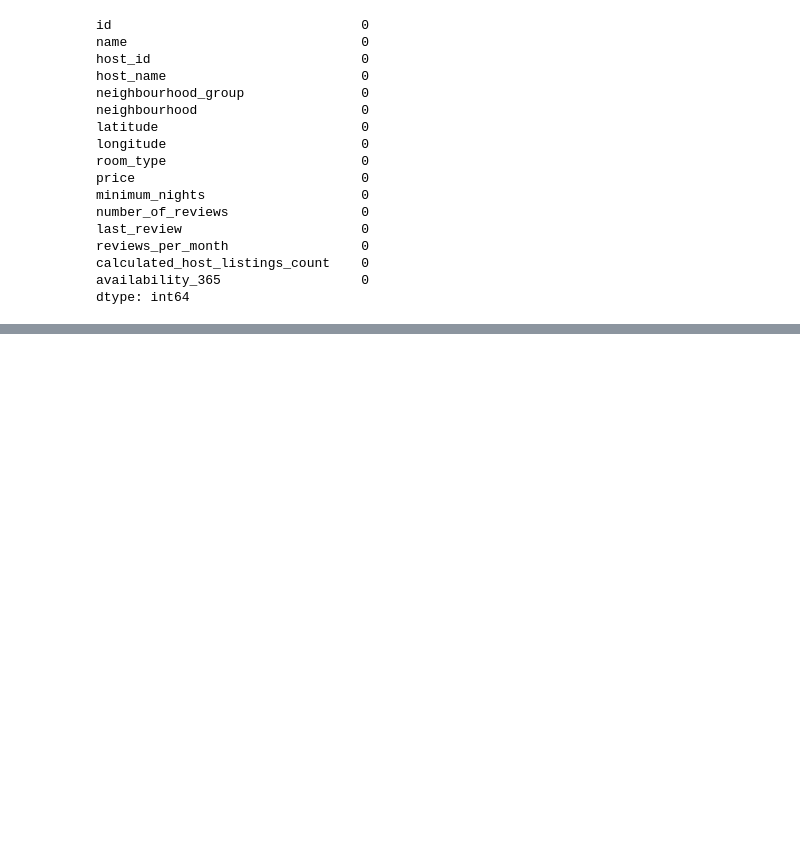
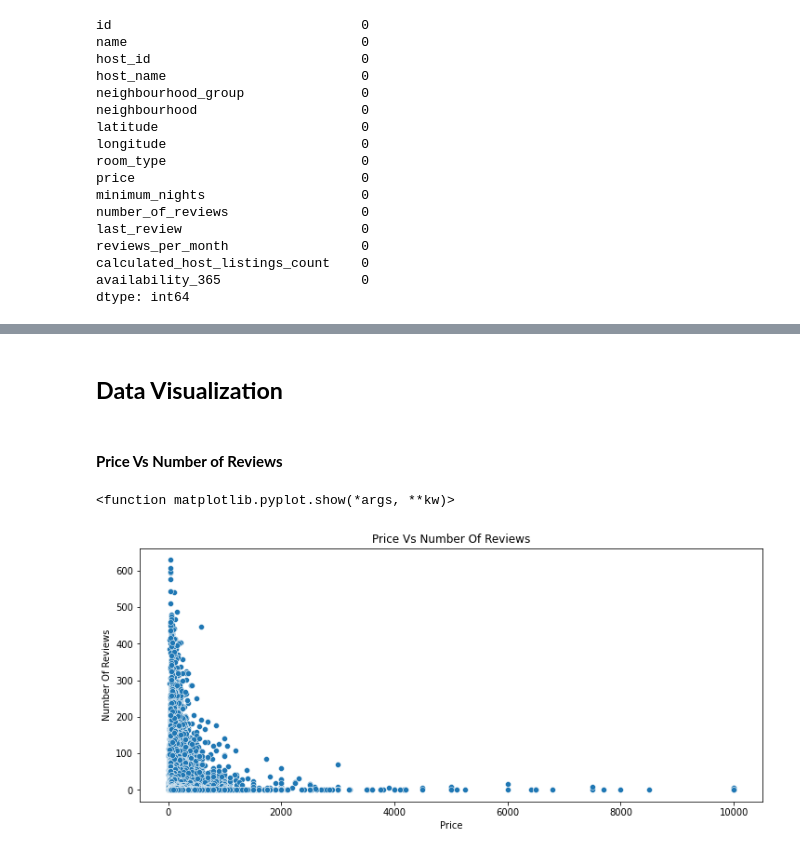
Before and after one commit to itsaniketrathod/Capstone-Project-EDA, a Jupyter notebook: AirBnB_Booking_Analysis.ipynb, the cells around one changed output, grey strips where cells are left out. Cells and saved outputs as stored; diff of their text form; code cells hidden in the pictures; blank space fills up the shorter version.

```diff
--- a/AirBnB_Booking_Analysis.ipynb
+++ b/AirBnB_Booking_Analysis.ipynb
@@ -171,0 +176,15 @@ plt.show()
+# %% [markdown]
+## **Data Visualization**
+# %% [markdown]
+#### **Price Vs Number of Reviews**
+# %%
+# Price Vs number of reviews
+plt.figure(figsize=(12,5))
+sns.scatterplot(x='price',y='number_of_reviews',data=airbnb_df)
+plt.title("Price Vs Number Of Reviews")
+plt.xlabel("Price")
+plt.ylabel("Number Of Reviews")
+plt.show
+# %% [output]
+<function matplotlib.pyplot.show(*args, **kw)>
+[figure, added]
```
Also changed, not shown: parts of 6 cells of this notebook.
